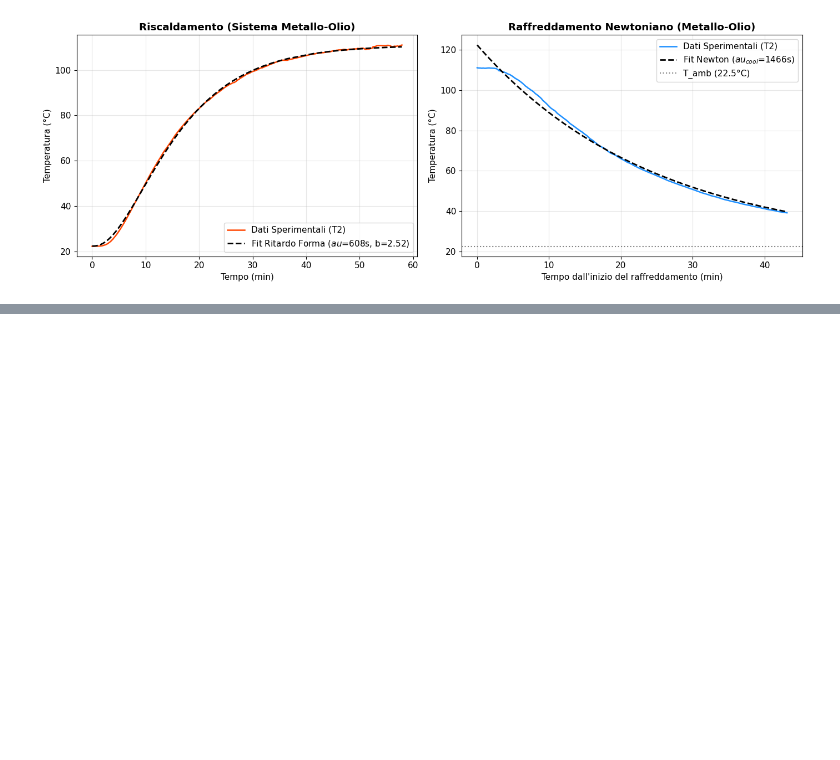
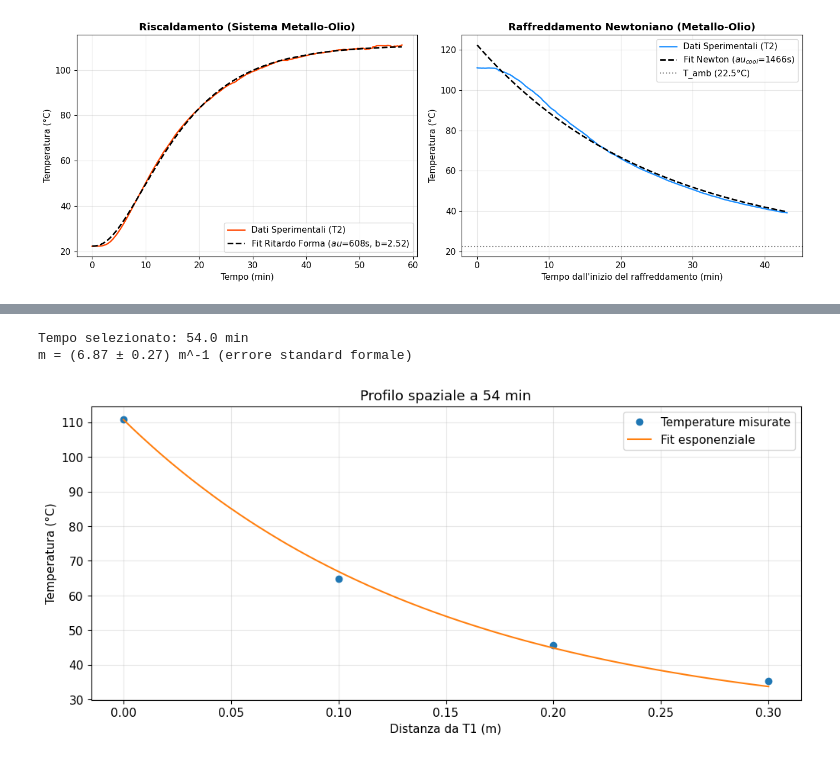
Before and after one commit to mattcali/Laboratorio-scuola, a Jupyter notebook: Propagazione del Calore/Propagazione_Calore_Metallo_Olio_Quadra.ipynb, the cells around one changed output, grey strips where cells are left out. Saved outputs shown, nothing was run; the diff lists cells and outputs as text; code cells hidden in the pictures; blank space fills up the shorter version.

```diff
--- a/Propagazione del Calore/Propagazione_Calore_Metallo_Olio_Quadra.ipynb
+++ b/Propagazione del Calore/Propagazione_Calore_Metallo_Olio_Quadra.ipynb
@@ -573,0 +586,29 @@ Costante di tempo raffreddamento (tau_cool): 1466.2 s (24.44 min)
+# %%
+minuto = 54
+x = np.array([0.0, dx, 2*dx, 3*dx])  # posizioni T1, T2, T3, T4 [m]
+indice = np.argmin(np.abs(t_sec / 60 - minuto))
+T_spazio = T_matrix[indice, :]
+
+def esponenziale(x, m):
+    return T_amb + (T_spazio[0] - T_amb) * np.exp(-m*x)
+
+# T1 è il bordo misurato; il fit usa le altre tre sonde.
+popt, pcov = curve_fit(esponenziale, x[1:], T_spazio[1:], p0=[7], bounds=(0, np.inf))
+m = popt[0]
+u_m = np.sqrt(pcov[0, 0])
+print(f"Tempo selezionato: {t_sec[indice]/60:.1f} min")
+print(f"m = ({m:.2f} ± {u_m:.2f}) m^-1 (errore standard formale)")
+
+x_fit = np.linspace(x[0], x[-1], 200)
+plt.figure()
+plt.plot(x, T_spazio, 'o', label='Temperature misurate')
+plt.plot(x_fit, esponenziale(x_fit, m), label='Fit esponenziale')
+plt.xlabel('Distanza da T1 (m)')
+plt.ylabel('Temperatura (°C)')
+plt.title(f'Profilo spaziale a {t_sec[indice]/60:g} min')
+plt.legend()
+plt.show()
+# %% [output]
+Tempo selezionato: 54.0 min
+m = (6.87 ± 0.27) m^-1 (errore standard formale)
+[figure, added]
```
Also changed, not shown: parts of 1 cell of this notebook, 4 other files.
